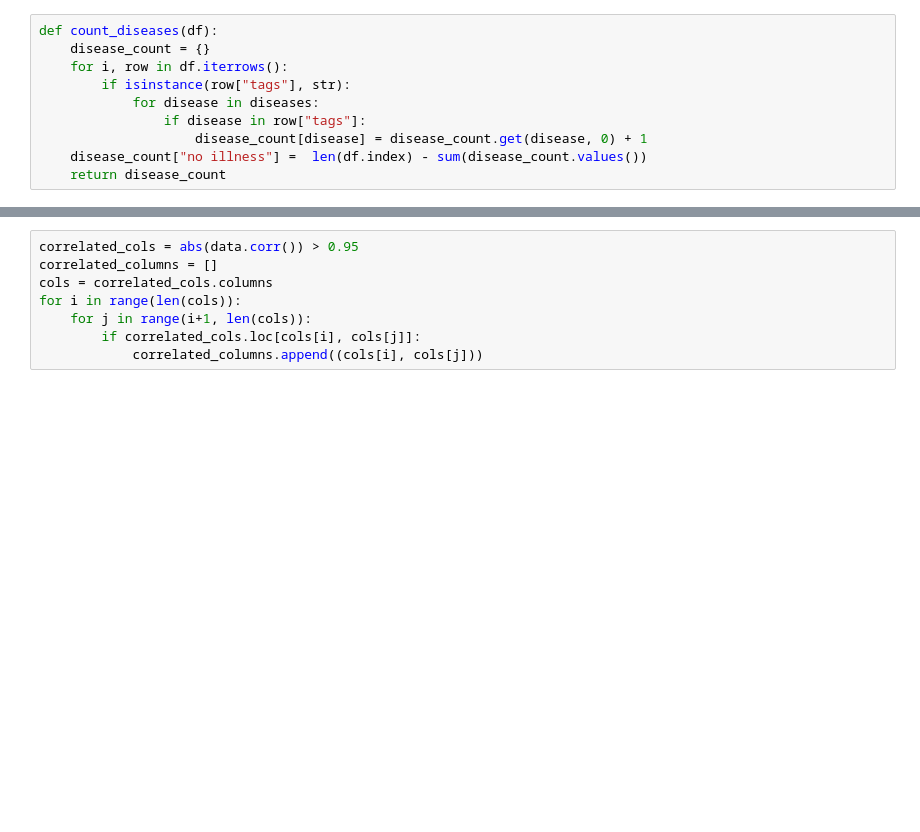
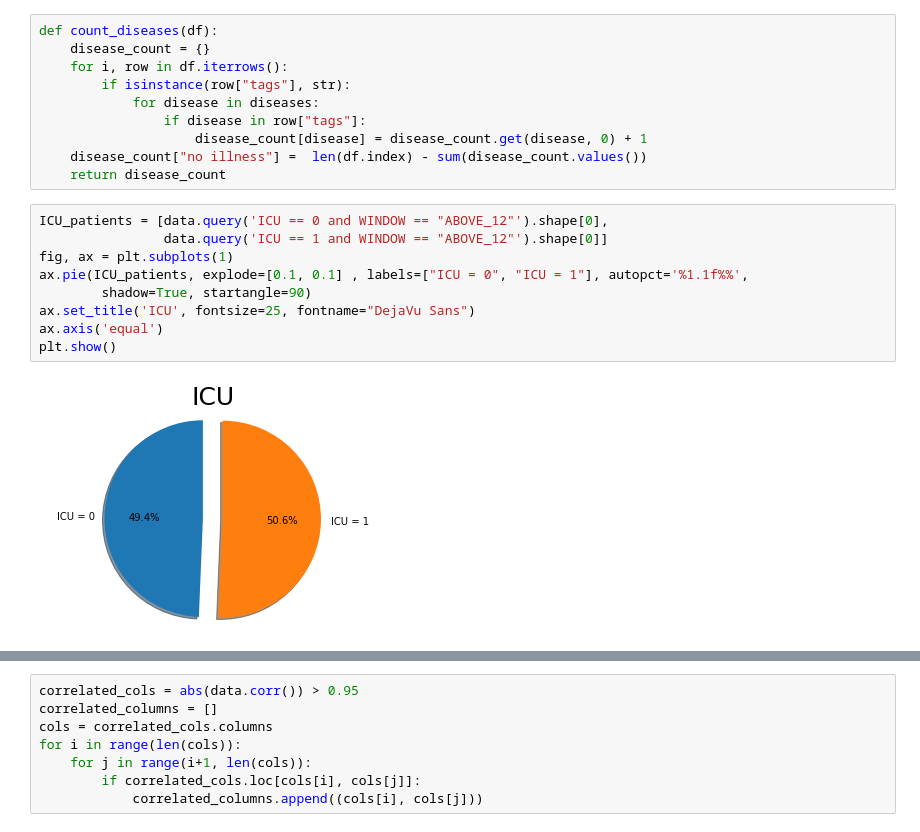
Before and after one commit to matinFT/ML-Project-Phase1, a Jupyter notebook: covid project.ipynb, the cells around one changed output, grey strips where cells are left out. Saved outputs shown, nothing was run; the diff lists cells and outputs as text; blank space fills up the shorter version.

```diff
--- a/covid project.ipynb
+++ b/covid project.ipynb
@@ -49,6 +45,17 @@ def count_diseases(df):
                     disease_count[disease] = disease_count.get(disease, 0) + 1
     disease_count["no illness"] =  len(df.index) - sum(disease_count.values())
     return disease_count
+# %%
+ICU_patients = [data.query('ICU == 0 and WINDOW == "ABOVE_12"').shape[0],
+                data.query('ICU == 1 and WINDOW == "ABOVE_12"').shape[0]]
+fig, ax = plt.subplots(1)
+ax.pie(ICU_patients, explode=[0.1, 0.1] , labels=["ICU = 0", "ICU = 1"], autopct='%1.1f%%',
+        shadow=True, startangle=90)
+ax.set_title('ICU', fontsize=25, fontname="DejaVu Sans")
+ax.axis('equal')
+plt.show()
+# %% [output]
+[figure, added]
 # %%
 # check which of them are more common in ICU patients. give numbers to them based on that
 
```
Also changed, not shown: parts of 23 cells of this notebook.
